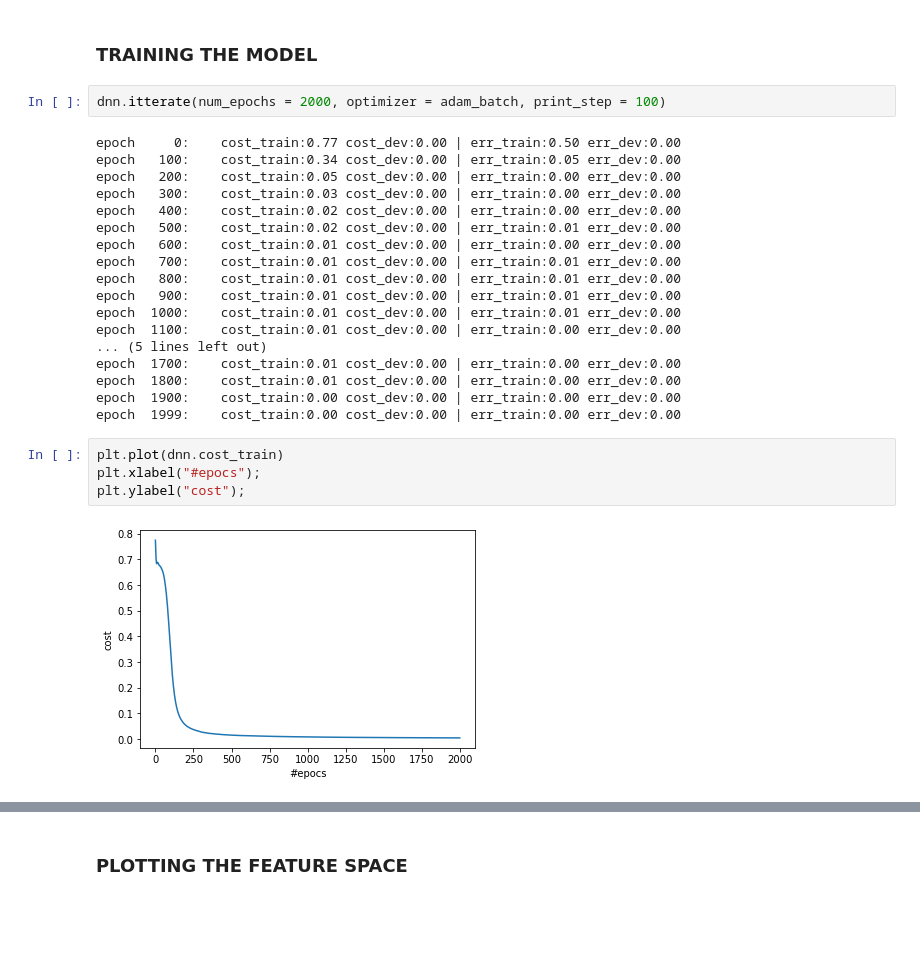
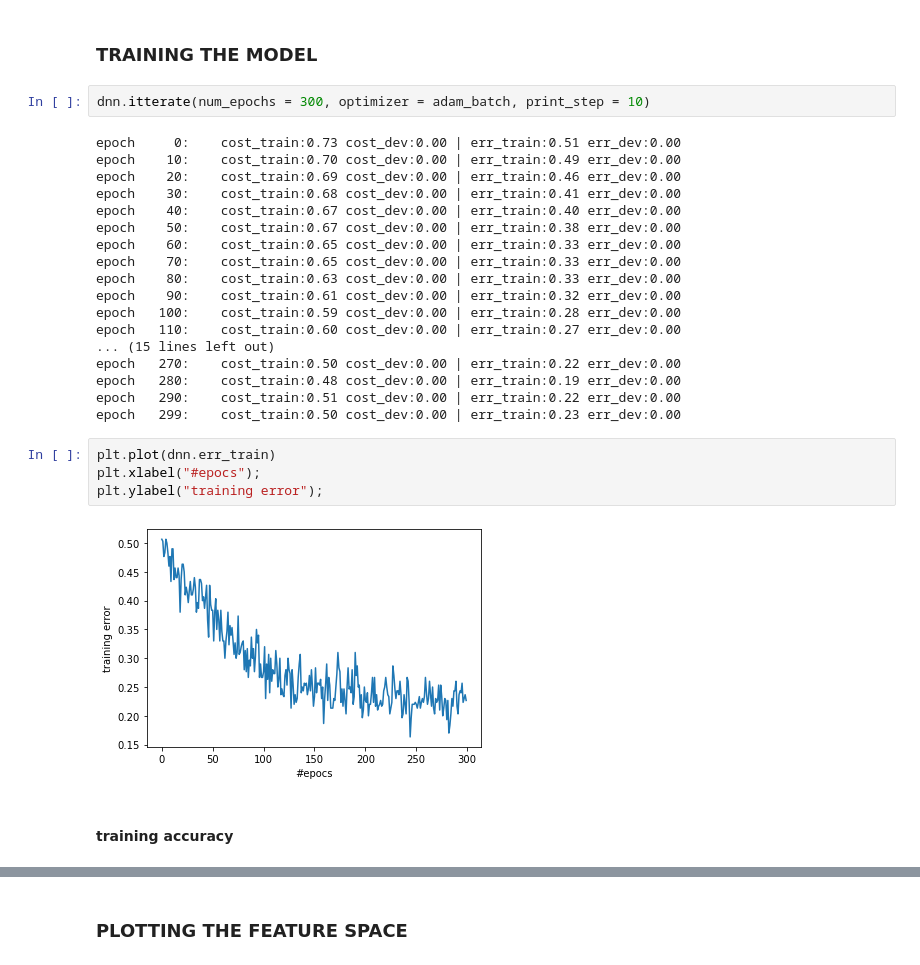
Before and after one commit to golipour/Toy-Neural-Network, a Jupyter notebook: ToyNN.ipynb, the cells around one changed output, grey strips where cells are left out. Saved outputs shown, nothing was run; the diff lists cells and outputs as text; blank space fills up the shorter version.

```diff
--- a/ToyNN.ipynb
+++ b/ToyNN.ipynb
@@ -72,31 +72,33 @@ dnn.init_model(train_set=(X_train, Y_train),
 # %% [markdown]
 ### TRAINING THE MODEL
 # %%
-dnn.itterate(num_epochs = 2000, optimizer = adam_batch, print_step = 100)
+dnn.itterate(num_epochs = 300, optimizer = adam_batch, print_step = 10)
 # %% [output]
-epoch     0:    cost_train:0.77 cost_dev:0.00 | err_train:0.50 err_dev:0.00
-epoch   100:    cost_train:0.34 cost_dev:0.00 | err_train:0.05 err_dev:0.00
-epoch   200:    cost_train:0.05 cost_dev:0.00 | err_train:0.00 err_dev:0.00
-epoch   300:    cost_train:0.03 cost_dev:0.00 | err_train:0.00 err_dev:0.00
-epoch   400:    cost_train:0.02 cost_dev:0.00 | err_train:0.00 err_dev:0.00
-epoch   500:    cost_train:0.02 cost_dev:0.00 | err_train:0.01 err_dev:0.00
-epoch   600:    cost_train:0.01 cost_dev:0.00 | err_train:0.00 err_dev:0.00
-epoch   700:    cost_train:0.01 cost_dev:0.00 | err_train:0.01 err_dev:0.00
-epoch   800:    cost_train:0.01 cost_dev:0.00 | err_train:0.01 err_dev:0.00
-epoch   900:    cost_train:0.01 cost_dev:0.00 | err_train:0.01 err_dev:0.00
-epoch  1000:    cost_train:0.01 cost_dev:0.00 | err_train:0.01 err_dev:0.00
-epoch  1100:    cost_train:0.01 cost_dev:0.00 | err_train:0.00 err_dev:0.00
-... (5 lines left out)
-epoch  1700:    cost_train:0.01 cost_dev:0.00 | err_train:0.00 err_dev:0.00
-epoch  1800:    cost_train:0.01 cost_dev:0.00 | err_train:0.00 err_dev:0.00
-epoch  1900:    cost_train:0.00 cost_dev:0.00 | err_train:0.00 err_dev:0.00
-epoch  1999:    cost_train:0.00 cost_dev:0.00 | err_train:0.00 err_dev:0.00
+epoch     0:    cost_train:0.73 cost_dev:0.00 | err_train:0.51 err_dev:0.00
+epoch    10:    cost_train:0.70 cost_dev:0.00 | err_train:0.49 err_dev:0.00
+epoch    20:    cost_train:0.69 cost_dev:0.00 | err_train:0.46 err_dev:0.00
+epoch    30:    cost_train:0.68 cost_dev:0.00 | err_train:0.41 err_dev:0.00
+epoch    40:    cost_train:0.67 cost_dev:0.00 | err_train:0.40 err_dev:0.00
+epoch    50:    cost_train:0.67 cost_dev:0.00 | err_train:0.38 err_dev:0.00
+epoch    60:    cost_train:0.65 cost_dev:0.00 | err_train:0.33 err_dev:0.00
+epoch    70:    cost_train:0.65 cost_dev:0.00 | err_train:0.33 err_dev:0.00
+epoch    80:    cost_train:0.63 cost_dev:0.00 | err_train:0.33 err_dev:0.00
+epoch    90:    cost_train:0.61 cost_dev:0.00 | err_train:0.32 err_dev:0.00
+epoch   100:    cost_train:0.59 cost_dev:0.00 | err_train:0.28 err_dev:0.00
+epoch   110:    cost_train:0.60 cost_dev:0.00 | err_train:0.27 err_dev:0.00
+... (15 lines left out)
+epoch   270:    cost_train:0.50 cost_dev:0.00 | err_train:0.22 err_dev:0.00
+epoch   280:    cost_train:0.48 cost_dev:0.00 | err_train:0.19 err_dev:0.00
+epoch   290:    cost_train:0.51 cost_dev:0.00 | err_train:0.22 err_dev:0.00
+epoch   299:    cost_train:0.50 cost_dev:0.00 | err_train:0.23 err_dev:0.00
 # %%
-plt.plot(dnn.cost_train)
+plt.plot(dnn.err_train)
 plt.xlabel("#epocs");
-plt.ylabel("cost");
+plt.ylabel("training error");
 # %% [output]
-[figure, old version]
+[figure, new version]
+# %% [markdown]
+#### training accuracy
 # %%
 probs_train, lables_train = dnn.predict(X_train)
 dnn.accuracy(lables_train, Y_train)
```
Also changed, not shown: parts of 8 cells of this notebook.
